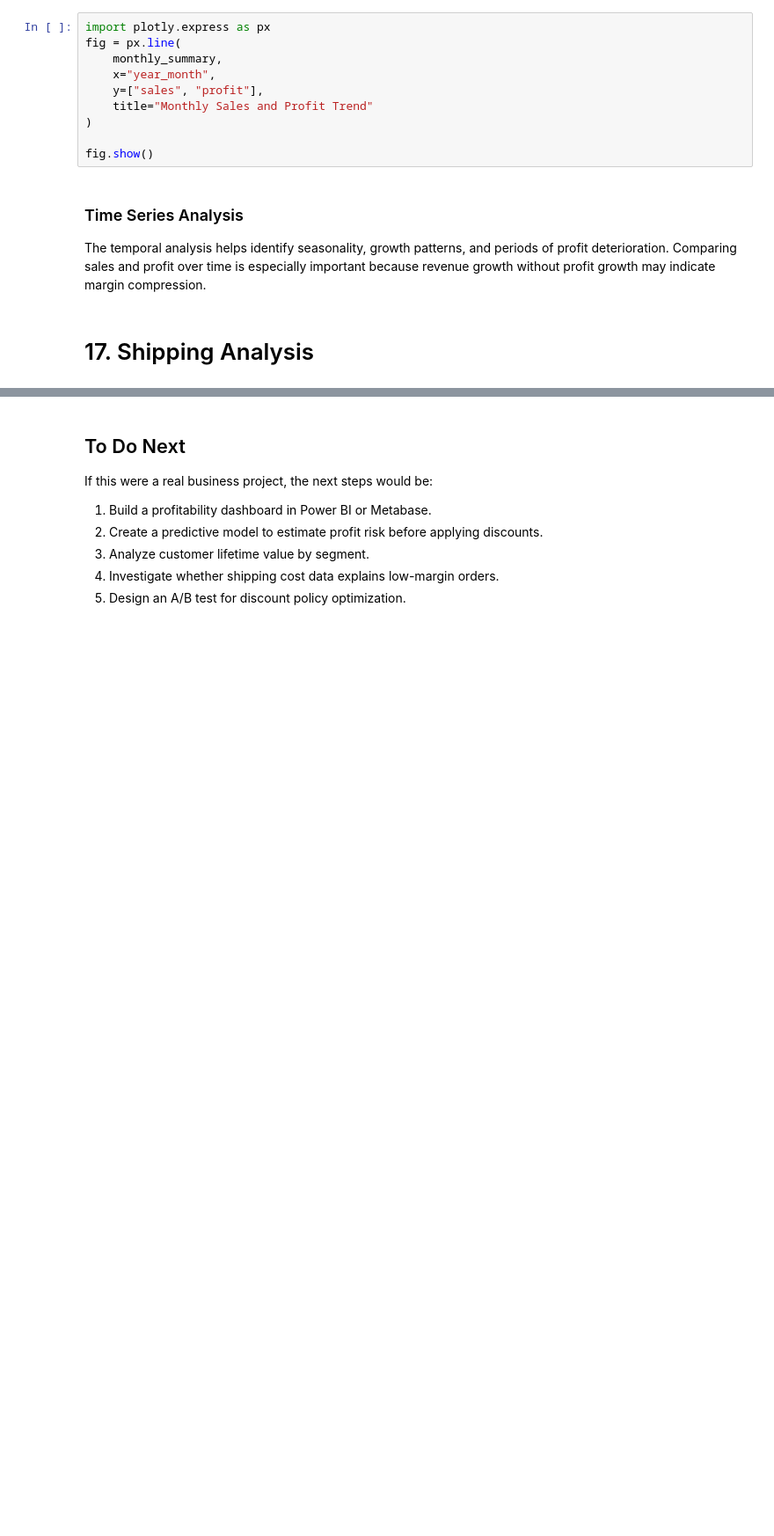
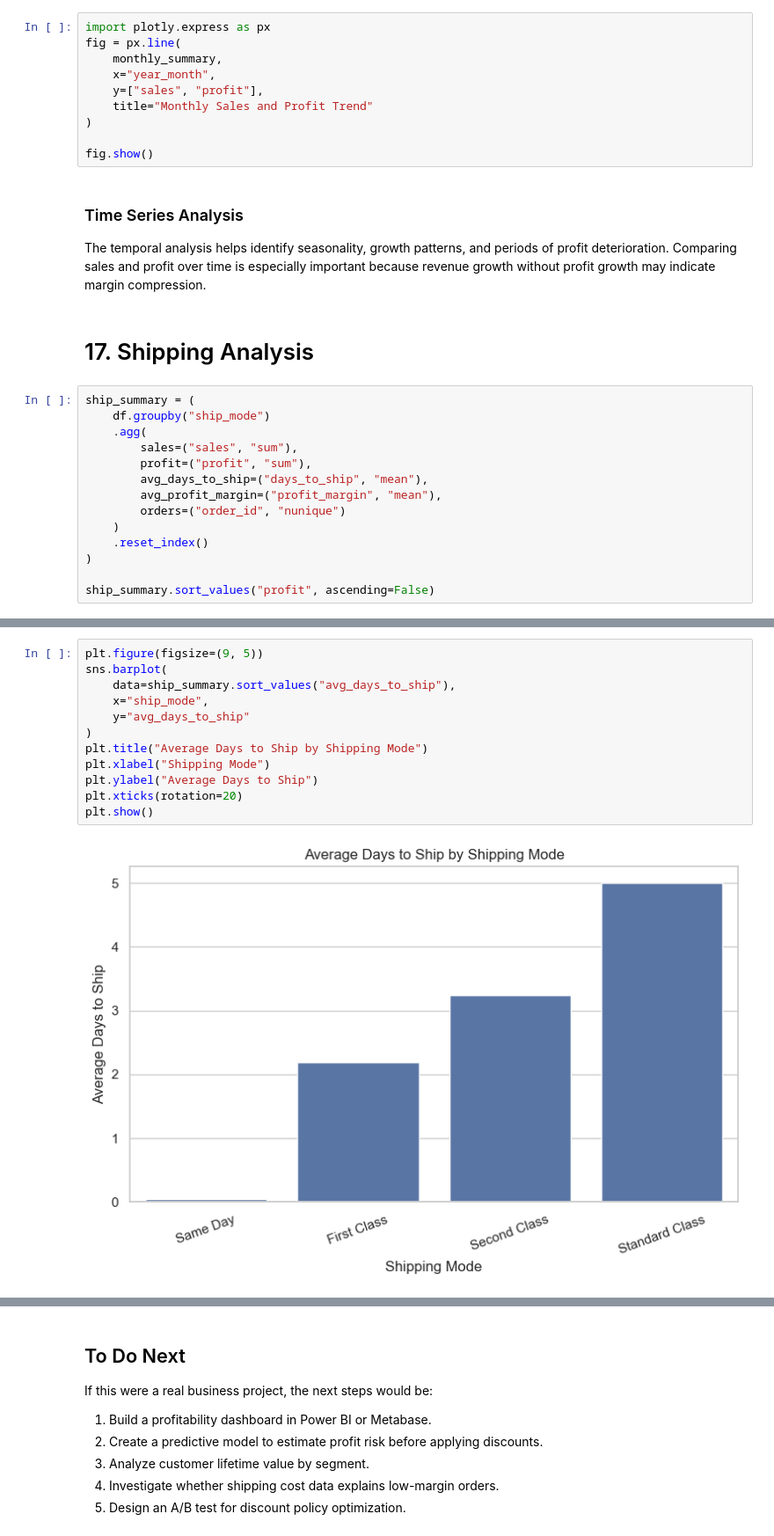
Before and after one commit to soneca3101/superstore-business-eda, a Jupyter notebook: superstore-business-eda/notebooks/business_eda_superstore.ipynb, the cells around one changed output, grey strips where cells are left out. Shown at 88% size. Drawn from its saved outputs; the diff is of its cells as text; blank space fills up the shorter version.

```diff
--- a/superstore-business-eda/notebooks/business_eda_superstore.ipynb
+++ b/superstore-business-eda/notebooks/business_eda_superstore.ipynb
@@ -663,3 +663,17 @@ profit deterioration. Comparing sales and profit over time is especially importa
 because revenue growth without profit growth may indicate margin compression.
 # %% [markdown]
 # 17. Shipping Analysis
+# %%
+ship_summary = (
+    df.groupby("ship_mode")
+    .agg(
+        sales=("sales", "sum"),
+        profit=("profit", "sum"),
+        avg_days_to_ship=("days_to_ship", "mean"),
+        avg_profit_margin=("profit_margin", "mean"),
+        orders=("order_id", "nunique")
+    )
+    .reset_index()
+)
+
+ship_summary.sort_values("profit", ascending=False)
@@ -665,0 +686,14 @@ because revenue growth without profit growth may indicate margin compression.
+# %%
+plt.figure(figsize=(9, 5))
+sns.barplot(
+    data=ship_summary.sort_values("avg_days_to_ship"),
+    x="ship_mode",
+    y="avg_days_to_ship"
+)
+plt.title("Average Days to Ship by Shipping Mode")
+plt.xlabel("Shipping Mode")
+plt.ylabel("Average Days to Ship")
+plt.xticks(rotation=20)
+plt.show()
+# %% [output]
+[figure, added]
```
Also changed, not shown: parts of 11 cells of this notebook.
